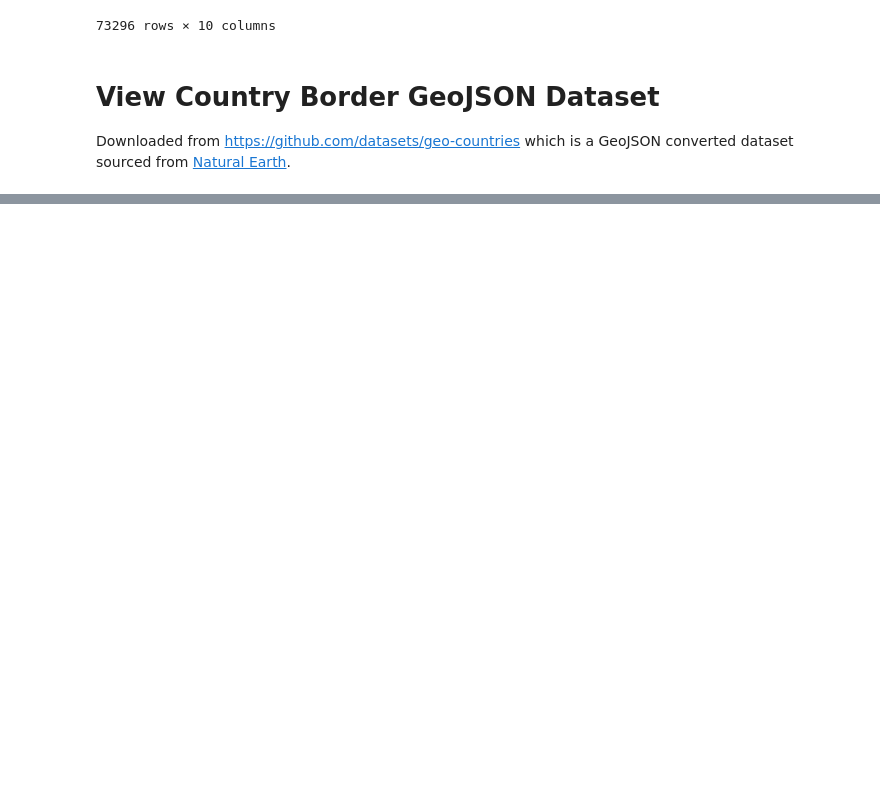
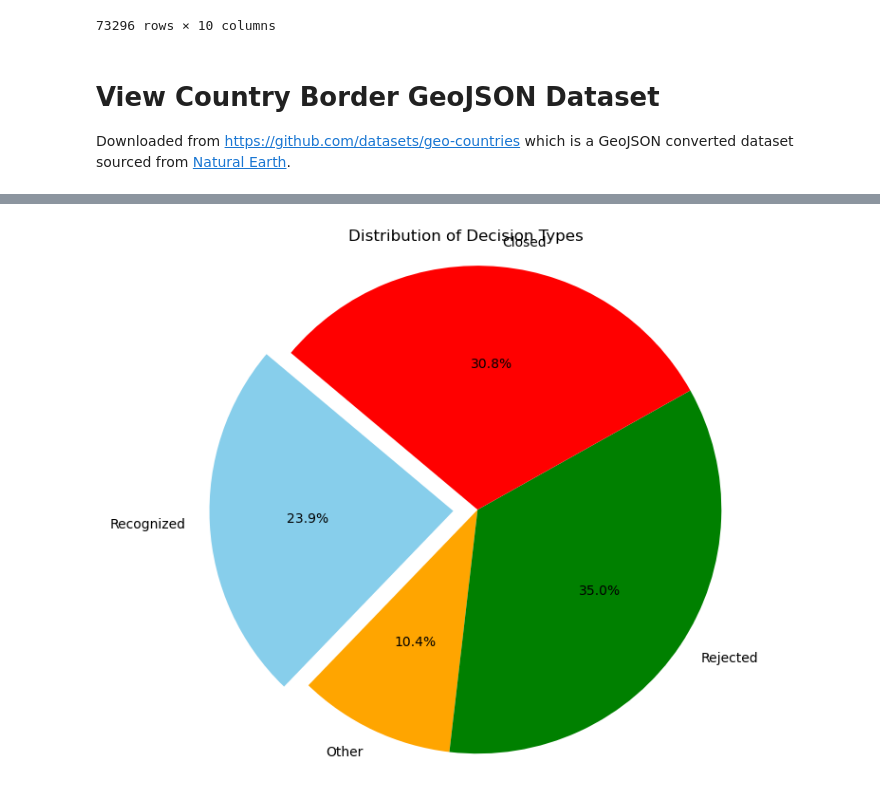
Before and after one commit to wrube/Project-3-Group-1, a Jupyter notebook: retrieve_view_data.ipynb, the cells around one changed output, grey strips where cells are left out. Saved outputs shown, nothing was run; the diff lists cells and outputs as text; code cells hidden in the pictures; blank space fills up the shorter version.

```diff
--- a/retrieve_view_data.ipynb
+++ b/retrieve_view_data.ipynb
@@ -90,0 +95,34 @@ countries.plot()
+# %%
+# Convert string values to integers
+dec_recognized_int = [int(val) for val in dec_recognized]
+dec_other_int = [int(val) for val in dec_other]
+dec_rejected_int = [int(val) for val in dec_rejected]
+dec_closed_int = [int(val) for val in dec_closed]
+
+# Aggregate total counts of each decision type
+total_recognized = sum(dec_recognized_int)
+total_other = sum(dec_other_int)
+total_rejected = sum(dec_rejected_int)
+total_closed = sum(dec_closed_int)
+
+# Labels for the pie chart
+labels = ['Recognized', 'Other', 'Rejected', 'Closed']
+
+# Data for the pie chart
+sizes = [total_recognized, total_other, total_rejected, total_closed]
+
+# Colors for each section
+colors = ['skyblue', 'orange', 'green', 'red']
+
+# Explode a slice if required
+explode = (0.1, 0, 0, 0)
+
+# Create a pie chart
+plt.figure(figsize=(8, 6))
+plt.pie(sizes, explode=explode, labels=labels, colors=colors, autopct='%1.1f%%', startangle=140)
+plt.axis('equal')  # Equal aspect ratio ensures that pie is drawn as a circle.
+plt.title('Distribution of Decision Types')
+plt.tight_layout()
+plt.show()
+# %% [output]
+[figure, added]
```
Also changed, not shown: parts of 9 cells of this notebook.
